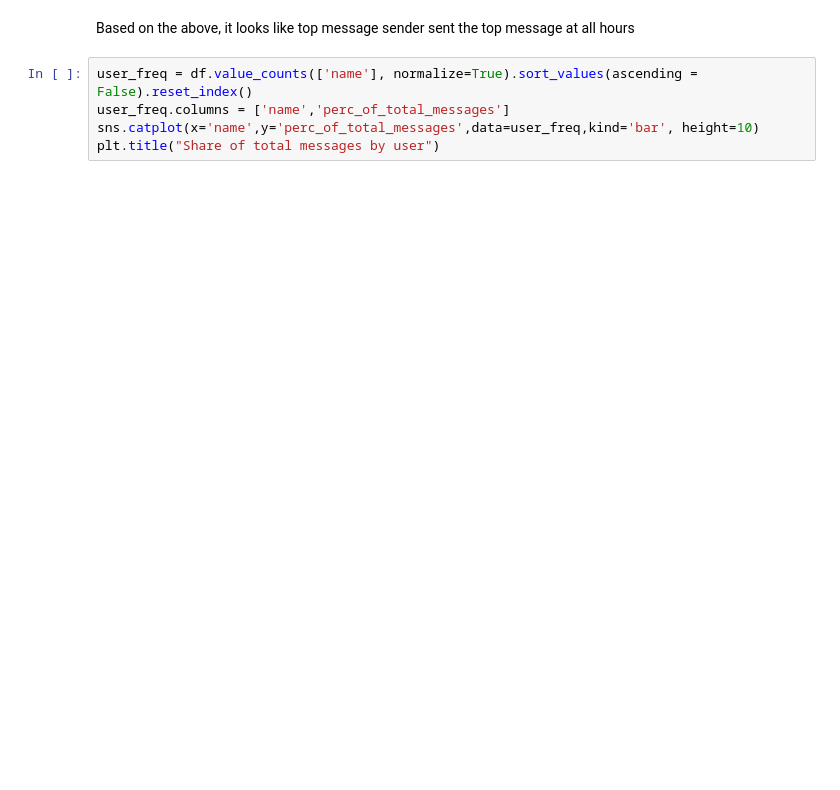
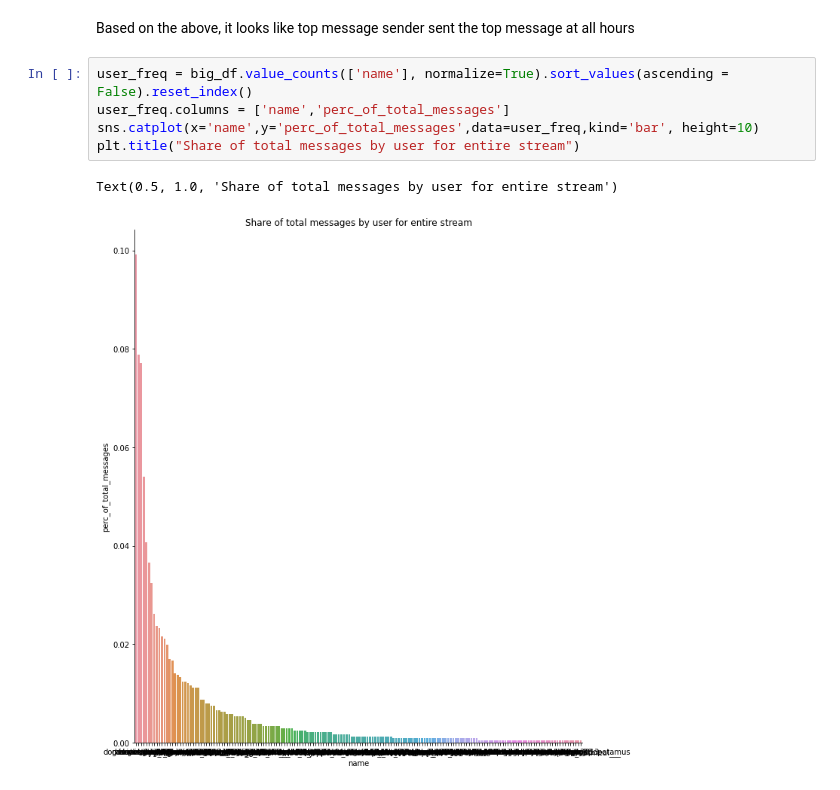
Before and after one commit to pillargg/pillar_algos, a Jupyter notebook: pillar.ipynb, the cells around one changed output. Cells and saved outputs as stored; diff of their text form; blank space fills up the shorter version.

```diff
--- a/pillar.ipynb
+++ b/pillar.ipynb
@@ -332,7 +341,10 @@ for x in df_list:
 # %% [markdown]
 Based on the above, it looks like top message sender sent the top message at all hours
 # %%
-user_freq = df.value_counts(['name'], normalize=True).sort_values(ascending = False).reset_index()
+user_freq = big_df.value_counts(['name'], normalize=True).sort_values(ascending = False).reset_index()
 user_freq.columns = ['name','perc_of_total_messages']
 sns.catplot(x='name',y='perc_of_total_messages',data=user_freq,kind='bar', height=10)
-plt.title("Share of total messages by user")
+plt.title("Share of total messages by user for entire stream")
+# %% [output]
+Text(0.5, 1.0, 'Share of total messages by user for entire stream')
+[figure, added]
```
Also changed, not shown: parts of 5 cells of this notebook.
